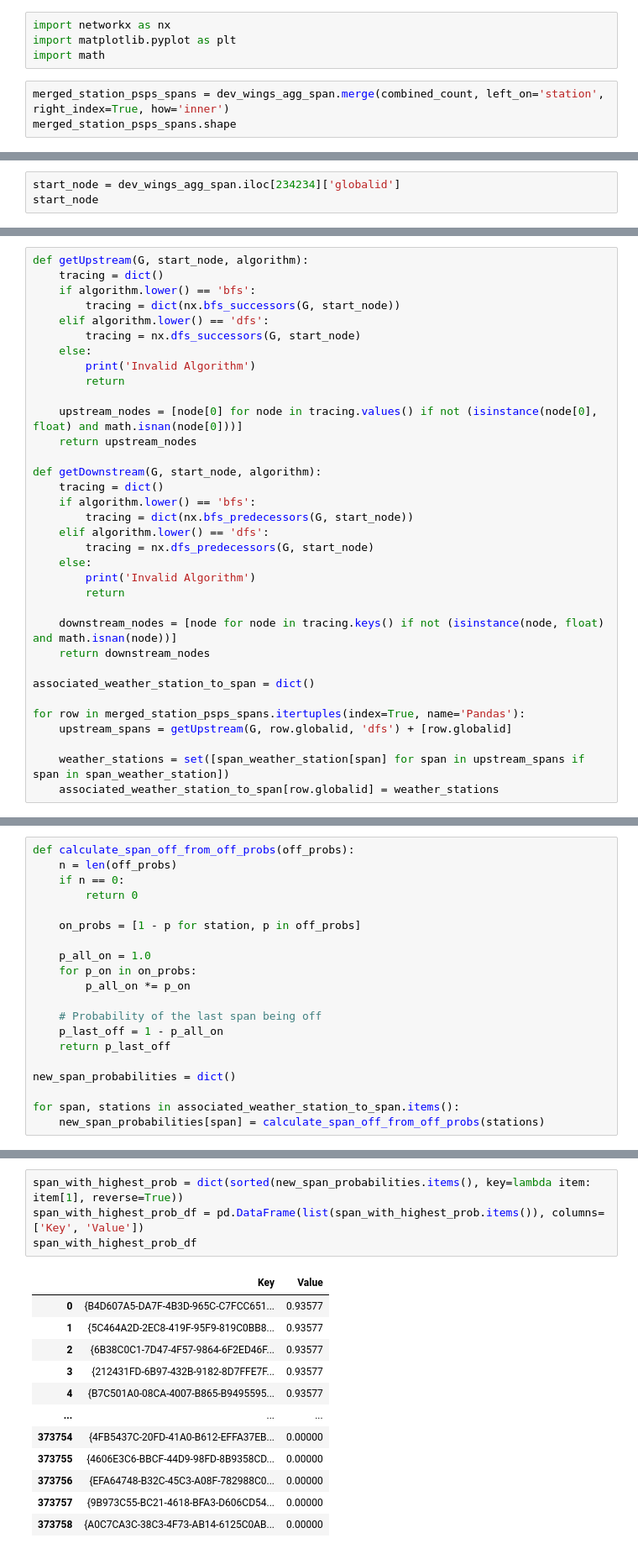
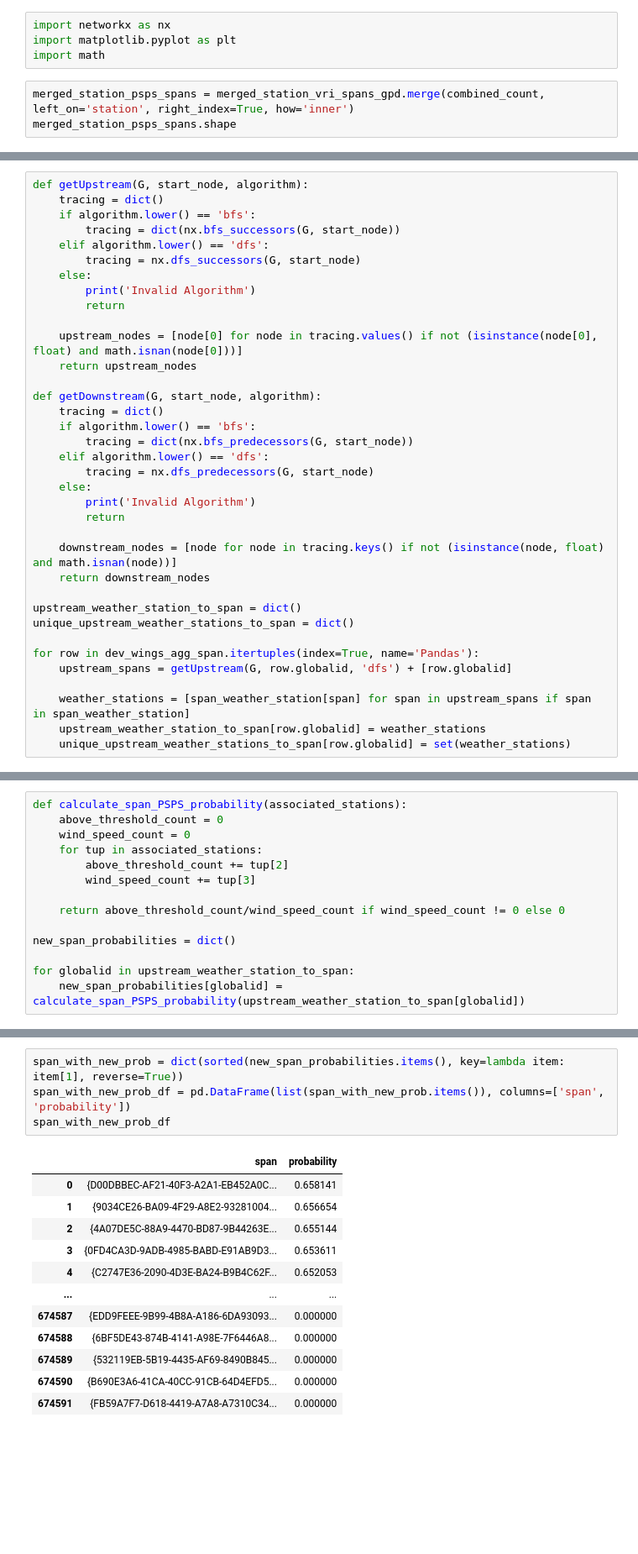
Before and after one commit to gkao25/dsc180a-wildfire, a Jupyter notebook: DSC_180A_Project1_Steven_Sahar.ipynb, the cells around one changed output, grey strips where cells are left out. Shown at 84% size. Saved outputs shown, nothing was run; the diff lists cells and outputs as text; blank space fills up the shorter version.

```diff
--- a/DSC_180A_Project1_Steven_Sahar.ipynb
+++ b/DSC_180A_Project1_Steven_Sahar.ipynb
@@ -813,6 +819,6 @@ import networkx as nx
 import matplotlib.pyplot as plt
 import math
 # %%
-merged_station_psps_spans = dev_wings_agg_span.merge(combined_count, left_on='station', right_index=True, how='inner')
+merged_station_psps_spans = merged_station_vri_spans_gpd.merge(combined_count, left_on='station', right_index=True, how='inner')
 merged_station_psps_spans.shape
 # %% [output]
@@ -846,3 +825,0 @@ PSPS_probability: 0.0
-# %%
-start_node = dev_wings_agg_span.iloc[234234]['globalid']
-start_node
@@ -894,10 +859,12 @@ def getDownstream(G, start_node, algorithm):
     downstream_nodes = [node for node in tracing.keys() if not (isinstance(node, float) and math.isnan(node))]
     return downstream_nodes
 
-associated_weather_station_to_span = dict()
+upstream_weather_station_to_span = dict()
+unique_upstream_weather_stations_to_span = dict()
 
-for row in merged_station_psps_spans.itertuples(index=True, name='Pandas'):
+for row in dev_wings_agg_span.itertuples(index=True, name='Pandas'):
     upstream_spans = getUpstream(G, row.globalid, 'dfs') + [row.globalid]
 
-    weather_stations = set([span_weather_station[span] for span in upstream_spans if span in span_weather_station])
-    associated_weather_station_to_span[row.globalid] = weather_stations
+    weather_stations = [span_weather_station[span] for span in upstream_spans if span in span_weather_station]
+    upstream_weather_station_to_span[row.globalid] = weather_stations
+    unique_upstream_weather_stations_to_span[row.globalid] = set(weather_stations)
@@ -929,22 +892,16 @@ Highest Num of Stations Per Span:  5
 Example Span:  {29197D1C-C667-4482-99E6-54F7B0E0A9BE}
 Num of Spans with max Stations:  777
 # %%
-def calculate_span_off_from_off_probs(off_probs):
-    n = len(off_probs)
-    if n == 0:
-        return 0
+def calculate_span_PSPS_probability(associated_stations):
+    above_threshold_count = 0
+    wind_speed_count = 0
+    for tup in associated_stations:
+        above_threshold_count += tup[2]
+        wind_speed_count += tup[3]
 
-    on_probs = [1 - p for station, p in off_probs]
-
-    p_all_on = 1.0
-    for p_on in on_probs:
-        p_all_on *= p_on
-
-    # Probability of the last span being off
-    p_last_off = 1 - p_all_on
-    return p_last_off
+    return above_threshold_count/wind_speed_count if wind_speed_count != 0 else 0
 
 new_span_probabilities = dict()
 
-for span, stations in associated_weather_station_to_span.items():
-    new_span_probabilities[span] = calculate_span_off_from_off_probs(stations)
+for globalid in upstream_weather_station_to_span:
+    new_span_probabilities[globalid] = calculate_span_PSPS_probability(upstream_weather_station_to_span[globalid])
@@ -955,17 +908,17 @@ new_span_probabilities[start_node]
 # %%
-span_with_highest_prob = dict(sorted(new_span_probabilities.items(), key=lambda item: item[1], reverse=True))
-span_with_highest_prob_df = pd.DataFrame(list(span_with_highest_prob.items()), columns=['Key', 'Value'])
-span_with_highest_prob_df
+span_with_new_prob = dict(sorted(new_span_probabilities.items(), key=lambda item: item[1], reverse=True))
+span_with_new_prob_df = pd.DataFrame(list(span_with_new_prob.items()), columns=['span', 'probability'])
+span_with_new_prob_df
 # %% [output]
-|  | Key | Value |
-| 0 | {B4D607A5-DA7F-4B3D-965C-C7FCC651... | 0.93577 |
-| 1 | {5C464A2D-2EC8-419F-95F9-819C0BB8... | 0.93577 |
-| 2 | {6B38C0C1-7D47-4F57-9864-6F2ED46F... | 0.93577 |
-| 3 | {212431FD-6B97-432B-9182-8D7FFE7F... | 0.93577 |
-| 4 | {B7C501A0-08CA-4007-B865-B9495595... | 0.93577 |
+|  | span | probability |
+| 0 | {D00DBBEC-AF21-40F3-A2A1-EB452A0C... | 0.658141 |
+| 1 | {9034CE26-BA09-4F29-A8E2-93281004... | 0.656654 |
+| 2 | {4A07DE5C-88A9-4470-BD87-9B44263E... | 0.655144 |
+| 3 | {0FD4CA3D-9ADB-4985-BABD-E91AB9D3... | 0.653611 |
+| 4 | {C2747E36-2090-4D3E-BA24-B9B4C62F... | 0.652053 |
 | ... | ... | ... |
-| 373754 | {4FB5437C-20FD-41A0-B612-EFFA37EB... | 0.00000 |
-| 373755 | {4606E3C6-BBCF-44D9-98FD-8B9358CD... | 0.00000 |
-| 373756 | {EFA64748-B32C-45C3-A08F-782988C0... | 0.00000 |
-| 373757 | {9B973C55-BC21-4618-BFA3-D606CD54... | 0.00000 |
-| 373758 | {A0C7CA3C-38C3-4F73-AB14-6125C0AB... | 0.00000 |
+| 674587 | {EDD9FEEE-9B99-4B8A-A186-6DA93093... | 0.000000 |
+| 674588 | {6BF5DE43-874B-4141-A98E-7F6446A8... | 0.000000 |
+| 674589 | {532119EB-5B19-4435-AF69-8490B845... | 0.000000 |
+| 674590 | {B690E3A6-41CA-40CC-91CB-64D4EFD5... | 0.000000 |
+| 674591 | {FB59A7F7-D618-4419-A7A8-A7310C34... | 0.000000 |
```
Also changed, not shown: parts of 17 cells of this notebook.
